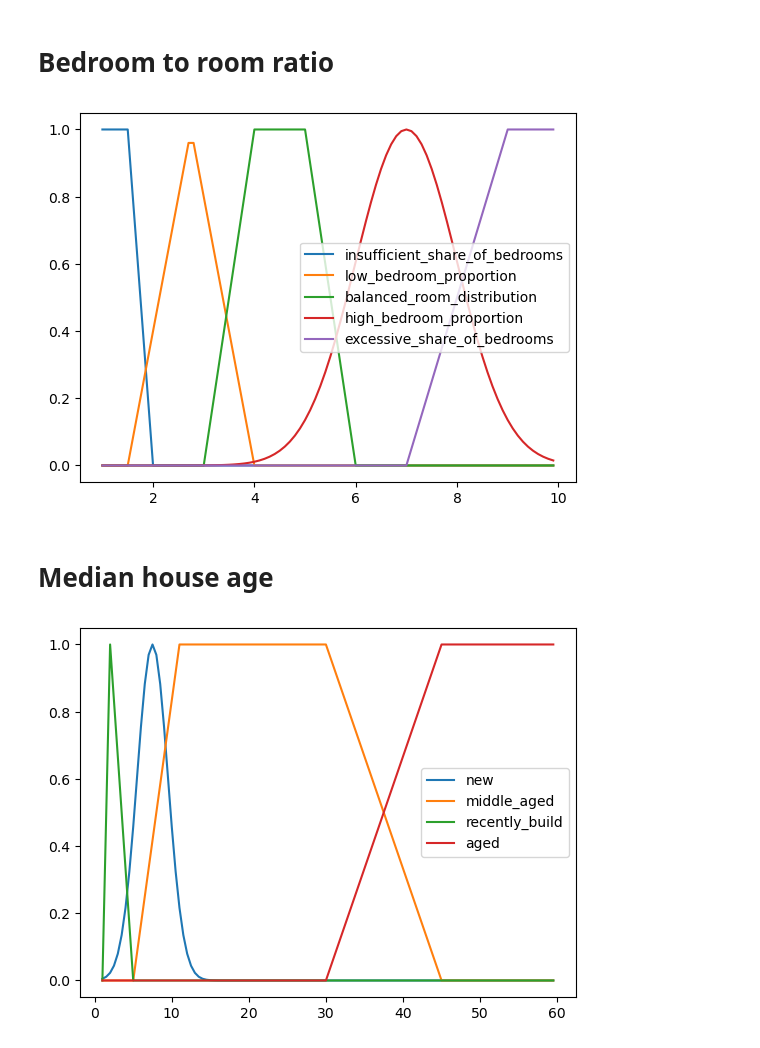
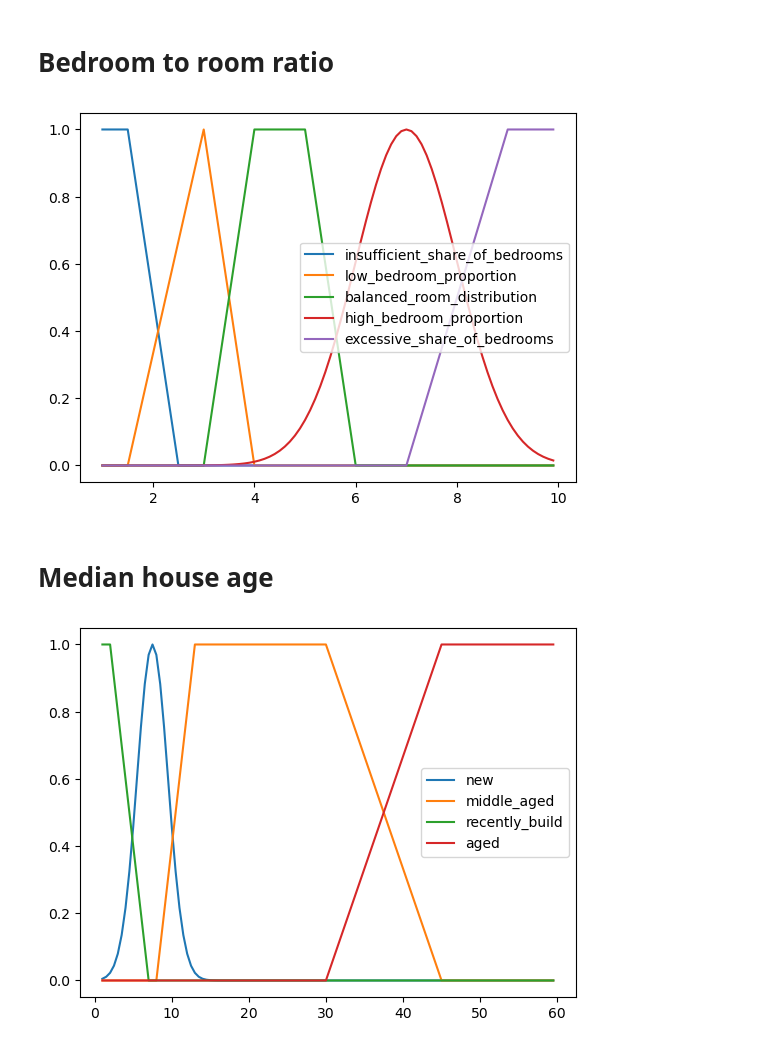
Before and after one commit to jkszymczak/KSR, a Jupyter notebook: projectTwo/dataBasePrep/prep.ipynb, the cells around one changed output. Cells and saved outputs as stored; diff of their text form; code cells hidden in the pictures.

Commit message:
adding all functions to plots

```diff
--- a/projectTwo/dataBasePrep/prep.ipynb
+++ b/projectTwo/dataBasePrep/prep.ipynb
@@ -347,10 +350,10 @@ show_plots(np.arange(0,1,0.01),labels_relative)
 # Bedroom to room ratio
 # %%
 def insufficient_share_of_bedrooms(x):
-    return trapezoidal(0,1,1.5,2)(x)
+    return trapezoidal(0,1,1.5,2.5)(x)
 
 def low_bedroom_proportion(x):
-    return triangle(1.5,2.75,4)(x)
+    return triangle(1.5,3,4)(x)
 
 def balanced_room_distribution(x):
     return trapezoidal(3,4,5,6)(x)
@@ -369,44 +372,44 @@ bedroom_to_toom_ratio = [insufficient_share_of_bedrooms,
                         ]
 show_plots(np.arange(1,10,0.1),bedroom_to_toom_ratio)
 # %% [output]
-[figure, old version]
+[figure, new version]
 # %% [markdown]
 # Median house age
 # %%
 def recently_build(x):
-    return trapezoidal(,2,5)(x)
+    return trapezoidal(0,0,2,7)(x)
 
 def new(x):
     # if 2 <= x <= 5:
     #     return 1/3 * x - 2/3
     # elif 5 < x < 10:
     #     return -1/5 * x + 2
     # else:
     #     return 0
     return gaussian(7.5,2)(x)
     # return triangle(2,5,10)(x)
 
 def middle_aged(x):
     # if 5 <= x <= 11:
     #     return 1/48 * x**2 - 1/6 * x + 5/16
     # elif 11 < x <= 30:
     #     return 1
     # elif 30 < x <= 45:
     #     return 1/210 * x**2 - 89/210 * x + 66/7
     # else:
     #     return 0
-    return trapezoidal(5,11,30,45)(x)
+    return trapezoidal(8,13,30,45)(x)
     # return gaussian(35,5)(x)
 
 def aged(x):
     # if 30 <= x <= 45:
     #     return -1/180 * x**2 + 29/60 * x - 19/2
     # elif 45 < x <= 52:
     #     return 1
     # else:
     #     return 0
     return trapezoidal(30,45,60,60)(x)
 median_house_age = [new,middle_aged,recently_build,aged]
 show_plots(np.arange(1,60,0.5),median_house_age)
 # %% [output]
-[figure, old version]
+[figure, new version]
```
Also changed, not shown: parts of 21 cells of this notebook.
